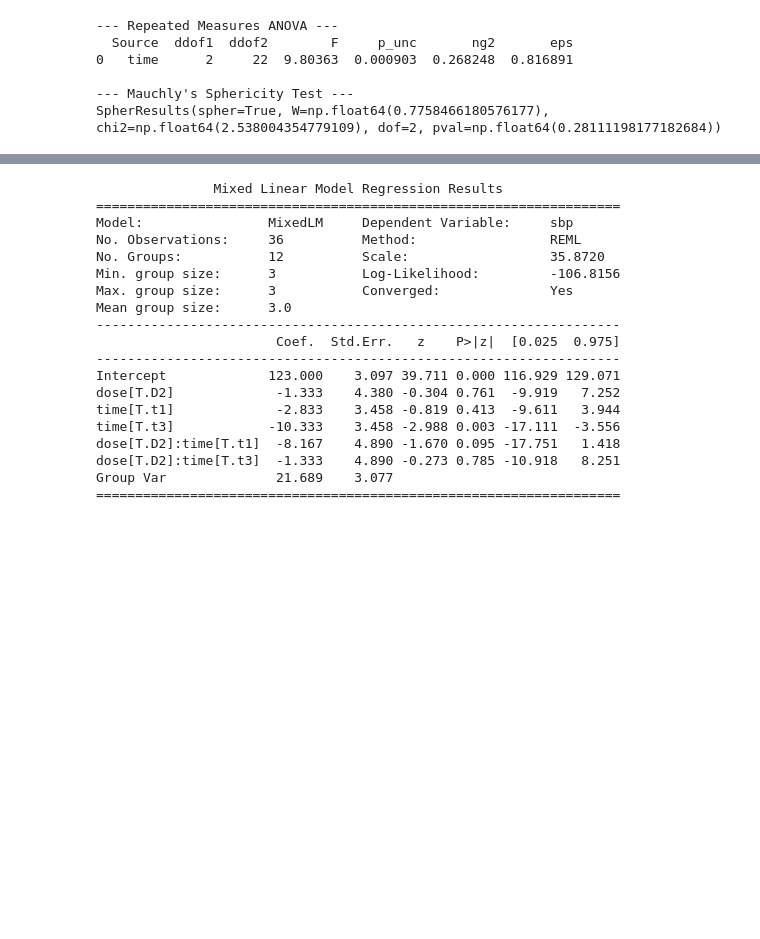
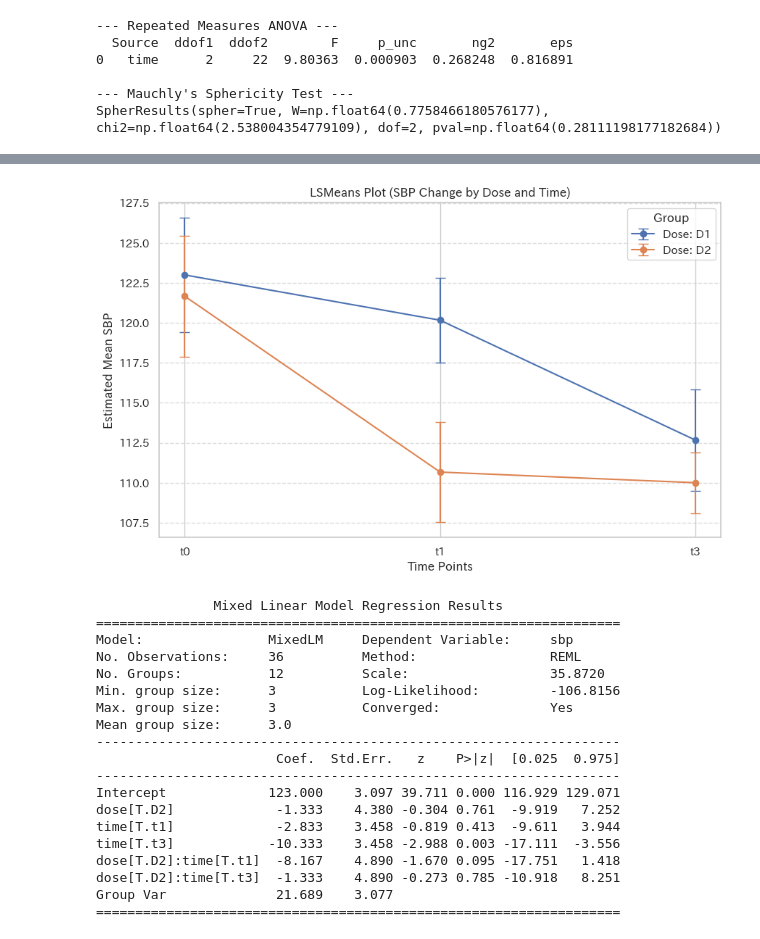
Before and after one commit to harabou/NCD_biostat, a Jupyter notebook: #07_ANOVA.ipynb, the cells around one changed output, grey strips where cells are left out. Drawn from its saved outputs; the diff is of its cells as text; code cells hidden in the pictures; blank space fills up the shorter version.

```diff
--- a/#07_ANOVA.ipynb
+++ b/#07_ANOVA.ipynb
@@ -86,3 +134,39 @@ SpherResults(spher=True, W=np.float64(0.7758466180576177), chi2=np.float64(2.538
+# %%
+import pandas as pd
+import seaborn as sns
+import matplotlib.pyplot as plt
+import statsmodels.formula.api as smf
+import numpy as np
+
+# 1. データの読み込み
+fpath ='https://raw.githubusercontent.com/harabou/NCD_biostat/refs/heads/main/%2307/bp_long.csv'
+df_bp =  pd.read_csv(fpath,header=0,sep=',',encoding='utf-8')
+df_bp
+
+# 2. 混合モデルの適合 (doseとtimeの相互作用を考慮)
+model = smf.mixedlm("sbp ~ dose * time", df_bp, groups=df_bp["id"]).fit()
+
+# 3. 平均値と標準誤差の計算
+# プロット用に各群（dose × time）の平均とSEを算出します
+lsmeans = df_bp.groupby(['time', 'dose'])['sbp'].agg(['mean', 'sem']).reset_index()
+
+# 4. プロットの作成
+plt.figure(figsize=(10, 6))
+
+# doseごとに線とエラーバーを描画
+for dose in lsmeans['dose'].unique():
+    subset = lsmeans[lsmeans['dose'] == dose]
+    plt.errorbar(x=subset['time'], y=subset['mean'], yerr=subset['sem'],
+                 label=f'Dose: {dose}', capsize=5, marker='o', linestyle='-')
+
+plt.title('LSMeans Plot (SBP Change by Dose and Time)')
+plt.xlabel('Time Points')
+plt.ylabel('Estimated Mean SBP')
+plt.legend(title='Group')
+plt.grid(axis='y', linestyle='--', alpha=0.7)
+plt.show()
+# %% [output]
+[figure, added]
 # %%
 import statsmodels.formula.api as smf
 
```
Also changed, not shown: parts of 6 cells of this notebook.
